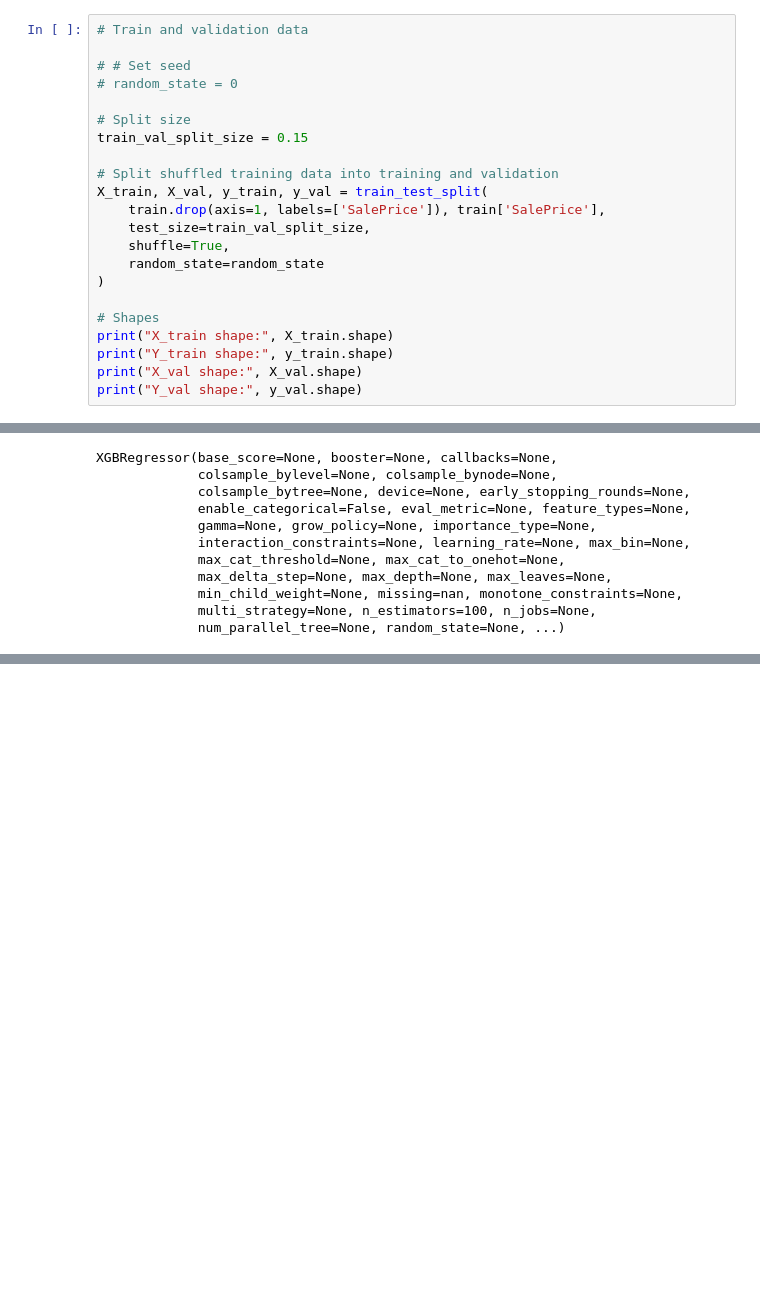
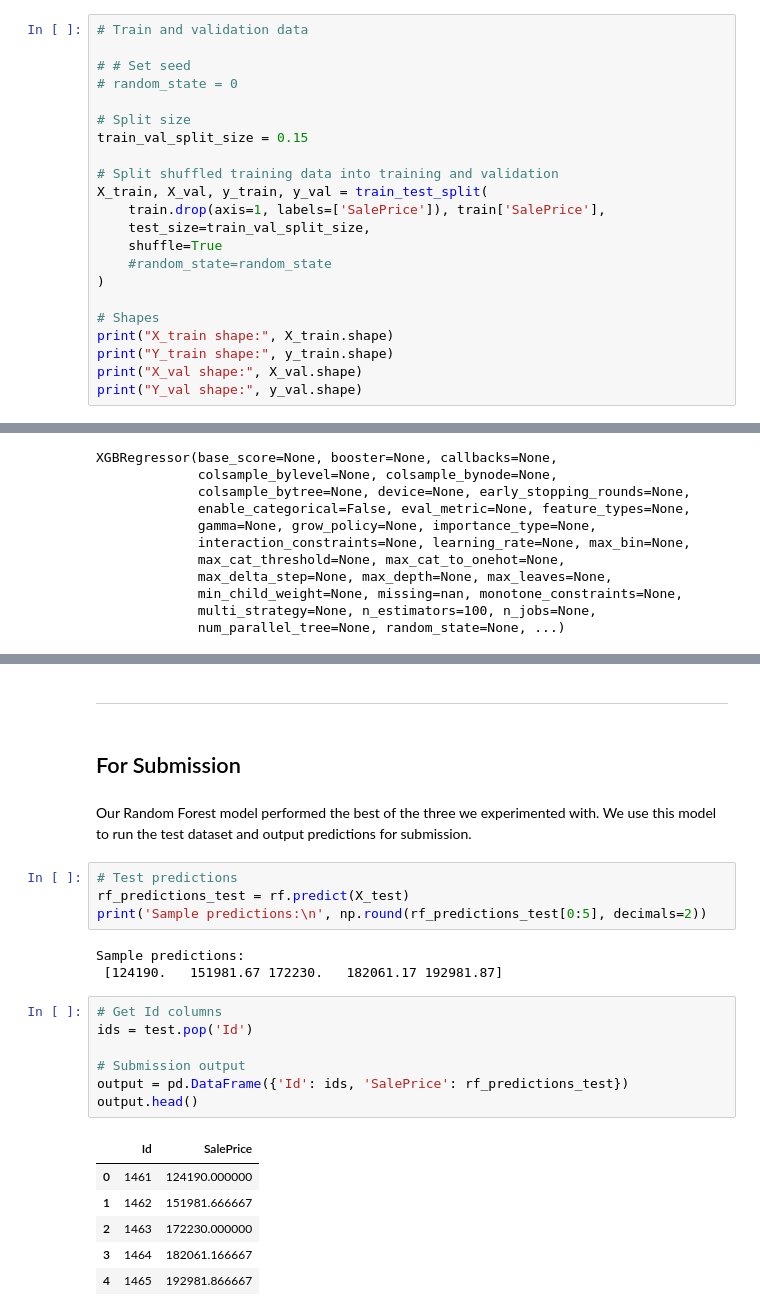
Before and after one commit to wchung1209/predicting_house_prices_ml_models, a Jupyter notebook: code/final_code.ipynb, the cells around one changed output, grey strips where cells are left out. Cells and saved outputs as stored; diff of their text form; blank space fills up the shorter version.

```diff
--- a/code/final_code.ipynb
+++ b/code/final_code.ipynb
@@ -392,8 +393,8 @@ train_val_split_size = 0.15
 X_train, X_val, y_train, y_val = train_test_split(
     train.drop(axis=1, labels=['SalePrice']), train['SalePrice'],
     test_size=train_val_split_size,
-    shuffle=True,
-    random_state=random_state
+    shuffle=True
+    #random_state=random_state
 )
 
 # Shapes
@@ -589,0 +591,27 @@ Mean Absolute Error on Validation Set: 18053.85939283676
+# %% [markdown]
+---
+# %% [markdown]
+## For Submission
+# %% [markdown]
+Our Random Forest model performed the best of the three we experimented with. We use this model to run the test dataset and output predictions for submission.
+# %%
+# Test predictions
+rf_predictions_test = rf.predict(X_test)
+print('Sample predictions:\n', np.round(rf_predictions_test[0:5], decimals=2))
+# %% [output]
+Sample predictions:
+ [124190.   151981.67 172230.   182061.17 192981.87]
+# %%
+# Get Id columns
+ids = test.pop('Id')
+
+# Submission output
+output = pd.DataFrame({'Id': ids, 'SalePrice': rf_predictions_test})
+output.head()
+# %% [output]
+|  | Id | SalePrice |
+| 0 | 1461 | 124190.000000 |
+| 1 | 1462 | 151981.666667 |
+| 2 | 1463 | 172230.000000 |
+| 3 | 1464 | 182061.166667 |
+| 4 | 1465 | 192981.866667 |
```
Also changed, not shown: parts of 9 cells of this notebook, 1 other file.
